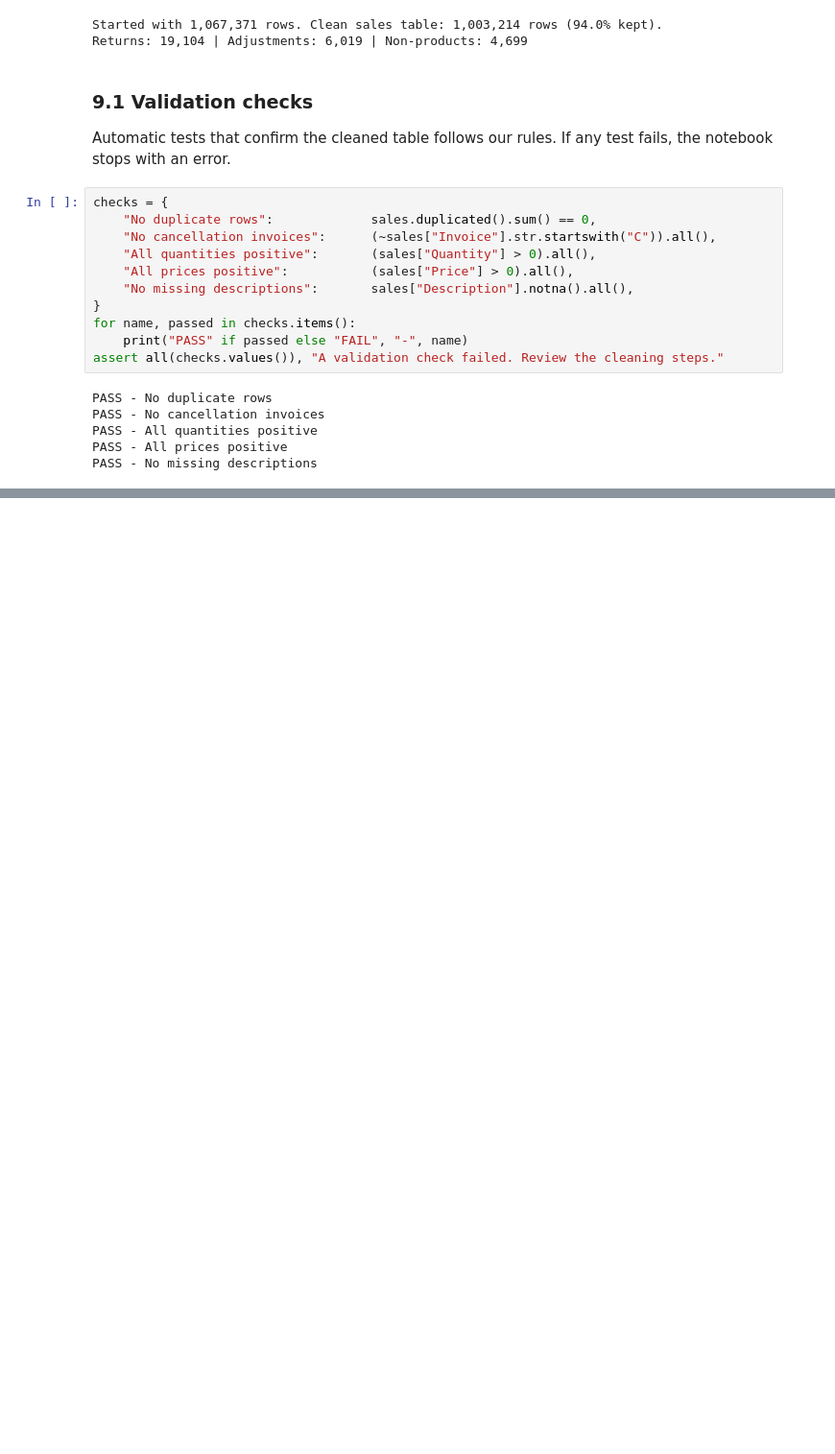
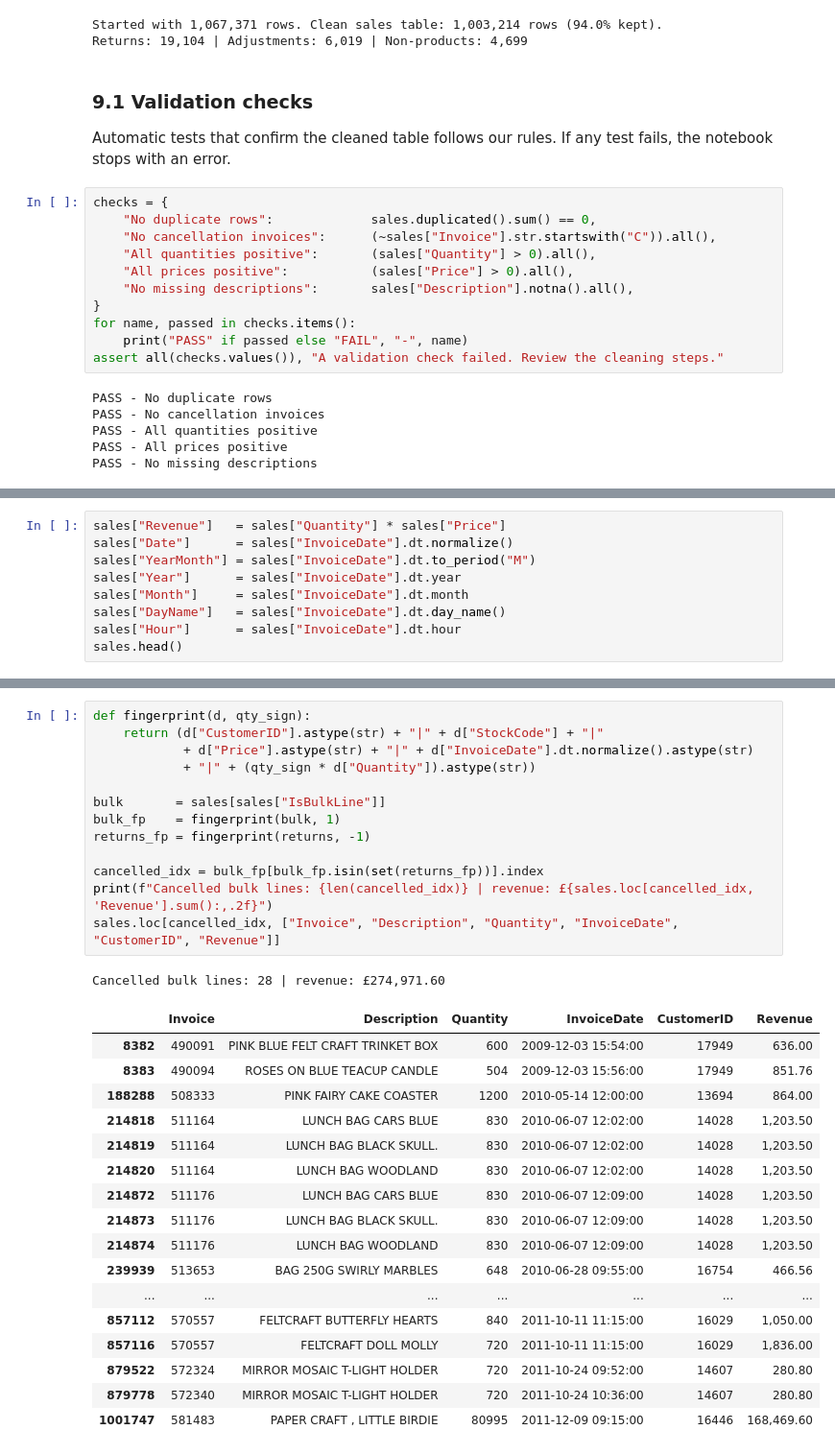
Before and after one commit to Anshitha9286/Capstone-project, a Jupyter notebook: sales_analytics.ipynb, the cells around one changed output, grey strips where cells are left out. Shown at 96% size. Cells and saved outputs as stored; diff of their text form; blank space fills up the shorter version.

```diff
--- a/sales_analytics.ipynb
+++ b/sales_analytics.ipynb
@@ -380,0 +392,9 @@ PASS - No missing descriptions
+# %%
+sales["Revenue"]   = sales["Quantity"] * sales["Price"]
+sales["Date"]      = sales["InvoiceDate"].dt.normalize()
+sales["YearMonth"] = sales["InvoiceDate"].dt.to_period("M")
+sales["Year"]      = sales["InvoiceDate"].dt.year
+sales["Month"]     = sales["InvoiceDate"].dt.month
+sales["DayName"]   = sales["InvoiceDate"].dt.day_name()
+sales["Hour"]      = sales["InvoiceDate"].dt.hour
+sales.head()
@@ -380,0 +447,32 @@ PASS - No missing descriptions
+# %%
+def fingerprint(d, qty_sign):
+    return (d["CustomerID"].astype(str) + "|" + d["StockCode"] + "|"
+            + d["Price"].astype(str) + "|" + d["InvoiceDate"].dt.normalize().astype(str)
+            + "|" + (qty_sign * d["Quantity"]).astype(str))
+
+bulk       = sales[sales["IsBulkLine"]]
+bulk_fp    = fingerprint(bulk, 1)
+returns_fp = fingerprint(returns, -1)
+
+cancelled_idx = bulk_fp[bulk_fp.isin(set(returns_fp))].index
+print(f"Cancelled bulk lines: {len(cancelled_idx)} | revenue: £{sales.loc[cancelled_idx, 'Revenue'].sum():,.2f}")
+sales.loc[cancelled_idx, ["Invoice", "Description", "Quantity", "InvoiceDate", "CustomerID", "Revenue"]]
+# %% [output]
+Cancelled bulk lines: 28 | revenue: £274,971.60
+|  | Invoice | Description | Quantity | InvoiceDate | CustomerID | Revenue |
+| 8382 | 490091 | PINK BLUE FELT CRAFT TRINKET BOX | 600 | 2009-12-03 15:54:00 | 17949 | 636.00 |
+| 8383 | 490094 | ROSES ON BLUE TEACUP CANDLE | 504 | 2009-12-03 15:56:00 | 17949 | 851.76 |
+| 188288 | 508333 | PINK FAIRY CAKE COASTER | 1200 | 2010-05-14 12:00:00 | 13694 | 864.00 |
+| 214818 | 511164 | LUNCH BAG CARS BLUE | 830 | 2010-06-07 12:02:00 | 14028 | 1,203.50 |
+| 214819 | 511164 | LUNCH BAG BLACK SKULL. | 830 | 2010-06-07 12:02:00 | 14028 | 1,203.50 |
+| 214820 | 511164 | LUNCH BAG WOODLAND | 830 | 2010-06-07 12:02:00 | 14028 | 1,203.50 |
+| 214872 | 511176 | LUNCH BAG CARS BLUE | 830 | 2010-06-07 12:09:00 | 14028 | 1,203.50 |
+| 214873 | 511176 | LUNCH BAG BLACK SKULL. | 830 | 2010-06-07 12:09:00 | 14028 | 1,203.50 |
+| 214874 | 511176 | LUNCH BAG WOODLAND | 830 | 2010-06-07 12:09:00 | 14028 | 1,203.50 |
+| 239939 | 513653 | BAG 250G SWIRLY MARBLES | 648 | 2010-06-28 09:55:00 | 16754 | 466.56 |
+| ... | ... | ... | ... | ... | ... | ... |
+| 857112 | 570557 | FELTCRAFT BUTTERFLY HEARTS | 840 | 2011-10-11 11:15:00 | 16029 | 1,050.00 |
+| 857116 | 570557 | FELTCRAFT DOLL MOLLY | 720 | 2011-10-11 11:15:00 | 16029 | 1,836.00 |
+| 879522 | 572324 | MIRROR MOSAIC T-LIGHT HOLDER | 720 | 2011-10-24 09:52:00 | 14607 | 280.80 |
+| 879778 | 572340 | MIRROR MOSAIC T-LIGHT HOLDER | 720 | 2011-10-24 10:36:00 | 14607 | 280.80 |
+| 1001747 | 581483 | PAPER CRAFT , LITTLE BIRDIE | 80995 | 2011-12-09 09:15:00 | 16446 | 168,469.60 |
```
Also changed, not shown: parts of 23 cells of this notebook.
